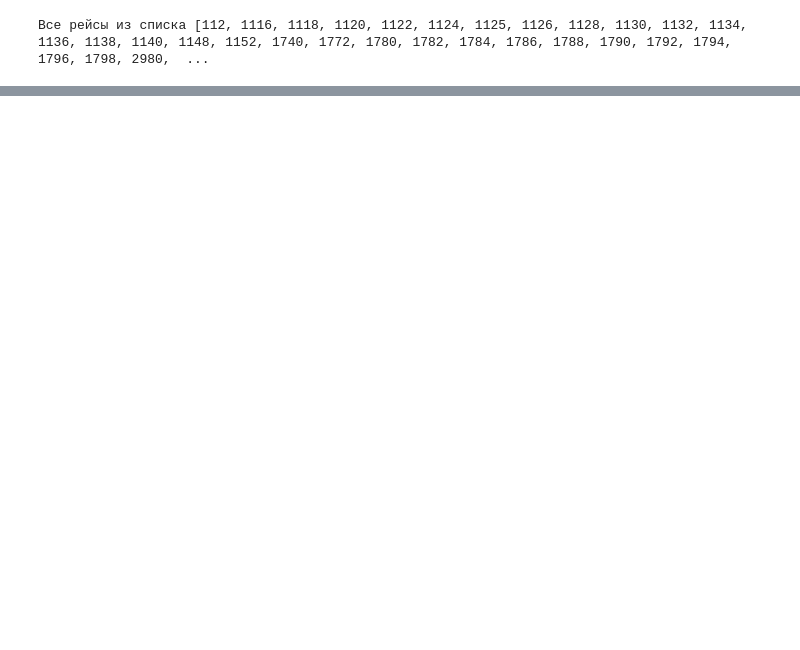
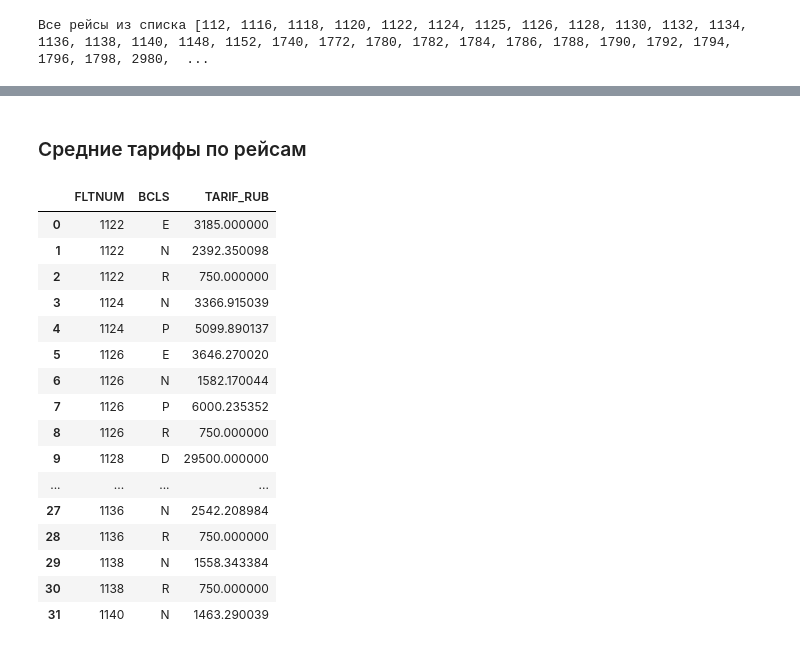
Before and after one commit to Flyer-DM/aeroflot_ML, a Jupyter notebook: профили сезонов.ipynb, the cells around one changed output, grey strips where cells are left out. Cells and saved outputs as stored; diff of their text form; code cells hidden in the pictures; blank space fills up the shorter version.

Commit message:
Средние тарифы для динамического профиля разными группировками

```diff
--- a/профили сезонов.ipynb
+++ b/профили сезонов.ipynb
@@ -134,0 +172,24 @@ merged.head()
+# %% [markdown]
+### Средние тарифы по рейсам
+# %%
+flt_mean = merged[['FLTNUM', 'BCLS', 'TARIF_RUB']].copy()
+flt_mean = flt_mean.groupby(by=['FLTNUM', 'BCLS'])['TARIF_RUB'].mean().reset_index()
+flt_mean
+# %% [output]
+|  | FLTNUM | BCLS | TARIF_RUB |
+| 0 | 1122 | E | 3185.000000 |
+| 1 | 1122 | N | 2392.350098 |
+| 2 | 1122 | R | 750.000000 |
+| 3 | 1124 | N | 3366.915039 |
+| 4 | 1124 | P | 5099.890137 |
+| 5 | 1126 | E | 3646.270020 |
+| 6 | 1126 | N | 1582.170044 |
+| 7 | 1126 | P | 6000.235352 |
+| 8 | 1126 | R | 750.000000 |
+| 9 | 1128 | D | 29500.000000 |
+| ... | ... | ... | ... |
+| 27 | 1136 | N | 2542.208984 |
+| 28 | 1136 | R | 750.000000 |
+| 29 | 1138 | N | 1558.343384 |
+| 30 | 1138 | R | 750.000000 |
+| 31 | 1140 | N | 1463.290039 |
```
Also changed, not shown: parts of 8 cells of this notebook, 2 other files.
